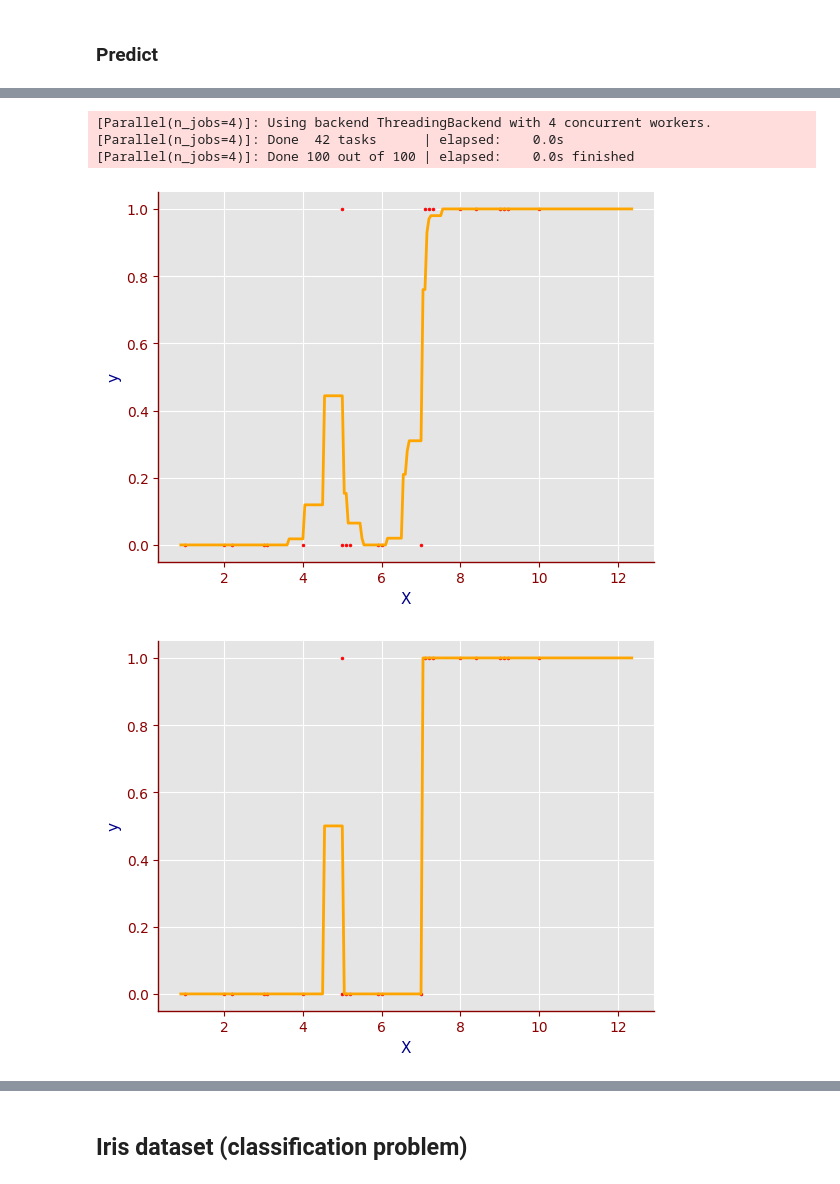
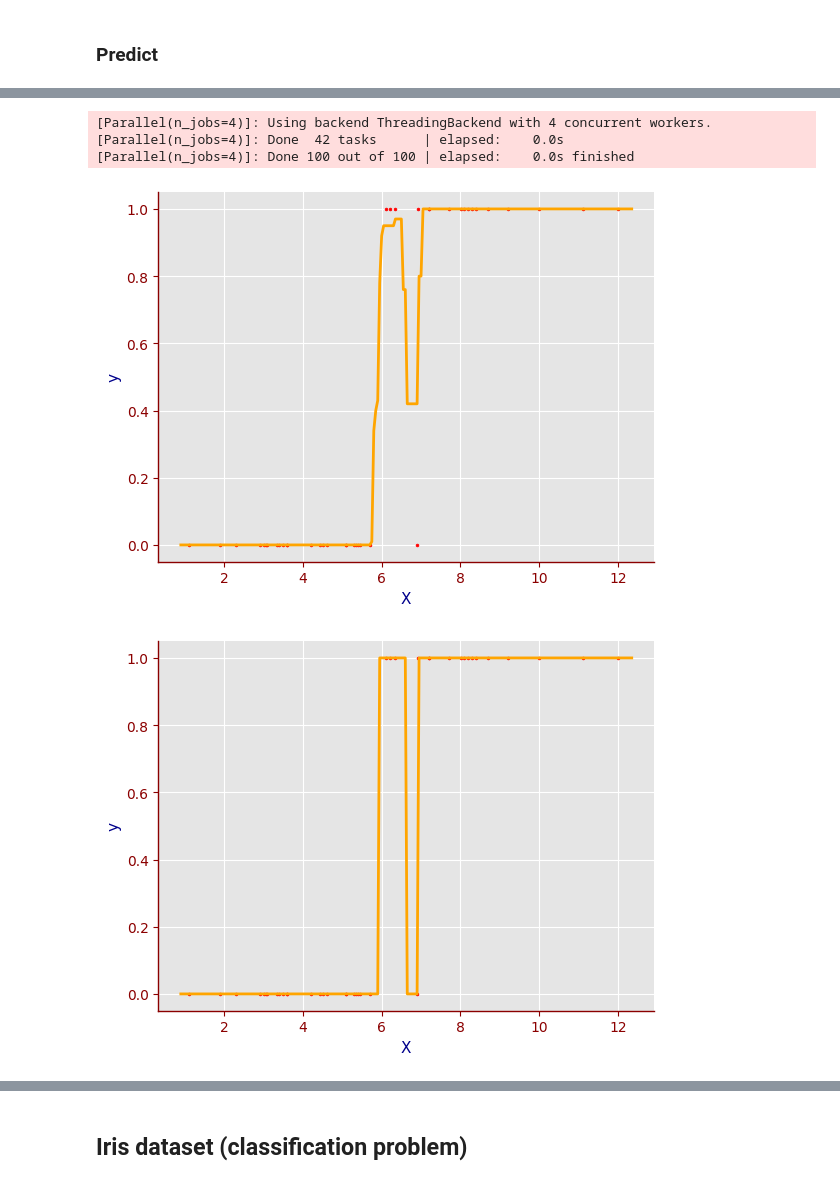
Before and after one commit to thaiduongngo/sunrise-notebooks, a Jupyter notebook: notebooks/ml_ensemble.ipynb, the cells around one changed output, grey strips where cells are left out. Drawn from its saved outputs; the diff is of its cells as text; code cells hidden in the pictures.

```diff
--- a/notebooks/ml_ensemble.ipynb
+++ b/notebooks/ml_ensemble.ipynb
@@ -30,3 +28,5 @@ T_COLOR = "darkred"
 
 np.random.seed(N_SEED)
 plt.style.use("ggplot")
+# %%
+dataset = pd.read_csv("../data/QC.csv")
@@ -33,3 +42,6 @@ plt.style.use("ggplot")
+# %%
+X = np.array(dataset.drop(columns=["Defect"], axis=1))
+y = np.array(dataset["Defect"])
 # %%
 def show_corr(features, target):
     features.corrwith(target).plot.bar(color="purple", grid=True)
@@ -180,3 +191,11 @@ y_test = np.array([0, 1, 1])
+# %%
+X_train, X_test, y_train, y_test = train_test_split(
+    X,
+    y,
+    test_size=TEST_RATIO,
+    random_state=N_SEED,
+    stratify=y,
+)
 # %% [markdown]
 ### Create a model and fit data into the model
 # %%
@@ -313,26 +371,26 @@ sns.heatmap(y_prob_XGB, annot=True, cmap=COLOR_MAP, fmt=".2f");
 # %%
-X_test2 = (np.arange(230)*0.05 + 0.9).reshape(-1, 1)
+X_curve = (np.arange(230)*0.05 + 0.9).reshape(-1, 1)
 # %%
-y_test2_RFC = model_RFC.predict_proba(X_test2)
+y_curve_RFC = model_RFC.predict_proba(X_curve)
 plot_Xy2(
     X_train,
     y_train,
-    X_test2.reshape(-1,),
-    y_test2_RFC[:, 1],
+    X_curve.reshape(-1,),
+    y_curve_RFC[:, 1],
 )
 # %% [output]
 [Parallel(n_jobs=4)]: Using backend ThreadingBackend with 4 concurrent workers.
 [Parallel(n_jobs=4)]: Done  42 tasks      | elapsed:    0.0s
 [Parallel(n_jobs=4)]: Done 100 out of 100 | elapsed:    0.0s finished
-[figure, old version]
+[figure, new version]
 # %%
-y_test2_GBC = model_GBC.predict_proba(X_test2)
+y_curve_GBC = model_GBC.predict_proba(X_curve)
 plot_Xy2(
     X_train,
     y_train,
-    X_test2.reshape(-1,),
-    y_test2_GBC[:, 1],
+    X_curve.reshape(-1,),
+    y_curve_GBC[:, 1],
 )
 # %% [output]
-[figure, old version]
+[figure, new version]
 # %%
```
Also changed, not shown: parts of 34 cells of this notebook, 2 other files.
